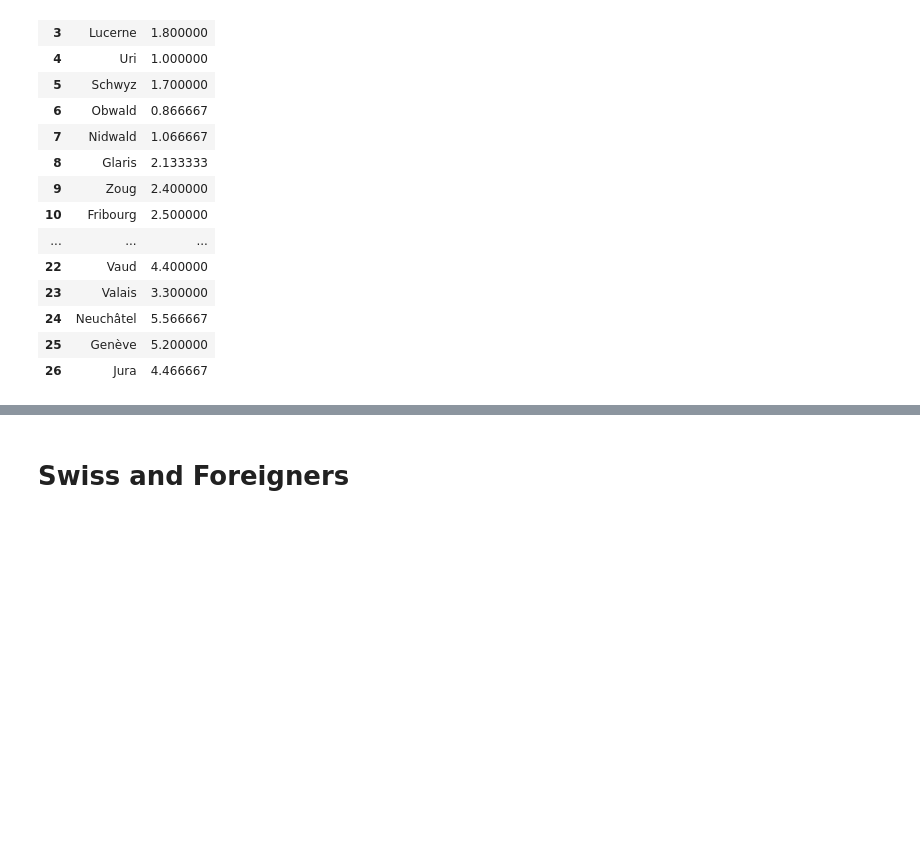
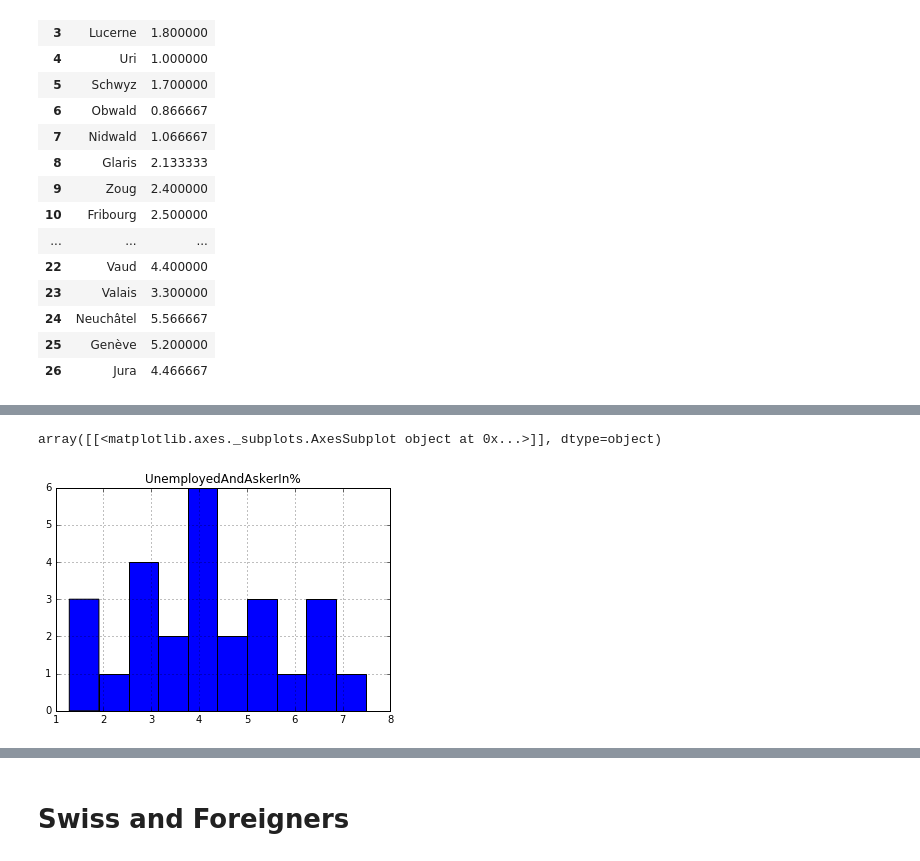
Before and after one commit to maxpr/ADA, a Jupyter notebook: 03 - Interactive Viz/Homework3.ipynb, the cells around one changed output, grey strips where cells are left out. Cells and saved outputs as stored; diff of their text form; code cells hidden in the pictures; blank space fills up the shorter version.

```diff
--- a/03 - Interactive Viz/Homework3.ipynb
+++ b/03 - Interactive Viz/Homework3.ipynb
@@ -546,0 +613,13 @@ Access the map [here](swiss_unemployment_rate.html)
+# %%
+#Remove first and last column and put to numeric
+df_jobasker_swiss = df_jobasker_swiss.drop(0)
+df_jobasker_swiss = df_jobasker_swiss.drop(27)
+# %%
+df_jobasker_swiss['Avril 2017'] = pd.to_numeric(df_jobasker_swiss['Avril 2017'])
+df_jobasker_swiss['Mai 2017'] = pd.to_numeric(df_jobasker_swiss['Mai 2017'])
+df_jobasker_swiss['Juin 2017'] = pd.to_numeric(df_jobasker_swiss['Juin 2017'])
+df_jobasker_swiss['Avril 2017.1'] = pd.to_numeric(df_jobasker_swiss['Avril 2017.1'])
+df_jobasker_swiss['Mai 2017.1'] = pd.to_numeric(df_jobasker_swiss['Mai 2017.1'])
+df_jobasker_swiss['Juin 2017.1'] = pd.to_numeric(df_jobasker_swiss['Juin 2017.1'])
+
+df_jobasker_swiss.head()
@@ -546,0 +633,13 @@ Access the map [here](swiss_unemployment_rate.html)
+# %%
+#do the mean of 3 month to get the second quartile data and create new DF with only this value
+df_jobasker_swiss['2017Q2Unemployed'] = df_jobasker_swiss['Avril 2017'] + df_jobasker_swiss['Mai 2017'] + df_jobasker_swiss['Juin 2017']
+df_jobasker_swiss['2017Q2Unemployed'] = df_jobasker_swiss['2017Q2Unemployed'].apply(lambda x : x/3)
+
+df_jobasker_swiss['2017Q2JobAsker'] = df_jobasker_swiss['Avril 2017.1'] + df_jobasker_swiss['Mai 2017.1'] + df_jobasker_swiss['Juin 2017.1']
+df_jobasker_swiss['2017Q2JobAsker'] = df_jobasker_swiss['2017Q2JobAsker'].apply(lambda x : x/3)
+
+
+df_jobasker_cleaned = df_jobasker_swiss[['Canton','2017Q2Unemployed','2017Q2JobAsker']]
+
+
+df_jobasker_cleaned
@@ -546,0 +666,4 @@ Access the map [here](swiss_unemployment_rate.html)
+# %%
+df_jobasker_cleaned['UnemployedAndAskerIn%'] = df_unemployment_swiss['2017Q2'] * df_jobasker_cleaned['2017Q2JobAsker'] / df_jobasker_cleaned['2017Q2Unemployed']
+df_jobasker_inpercent = df_jobasker_cleaned[['Canton','UnemployedAndAskerIn%']]
+df_jobasker_inpercent
@@ -546,0 +693,5 @@ Access the map [here](swiss_unemployment_rate.html)
+# %%
+df_jobasker_inpercent.hist()
+# %% [output]
+array([[<matplotlib.axes._subplots.AxesSubplot object at 0x...>]], dtype=object)
+[figure, added]
```
Also changed, not shown: parts of 34 cells of this notebook, 5 other files.
